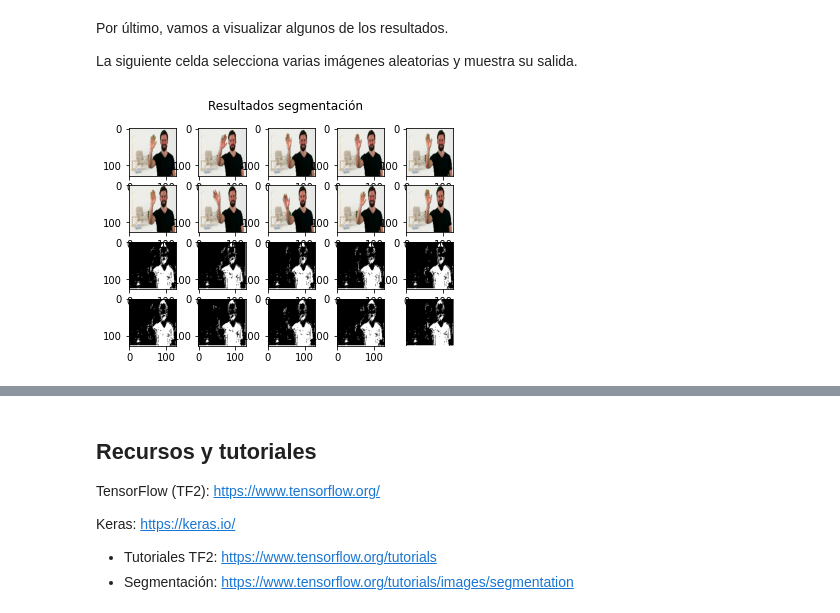
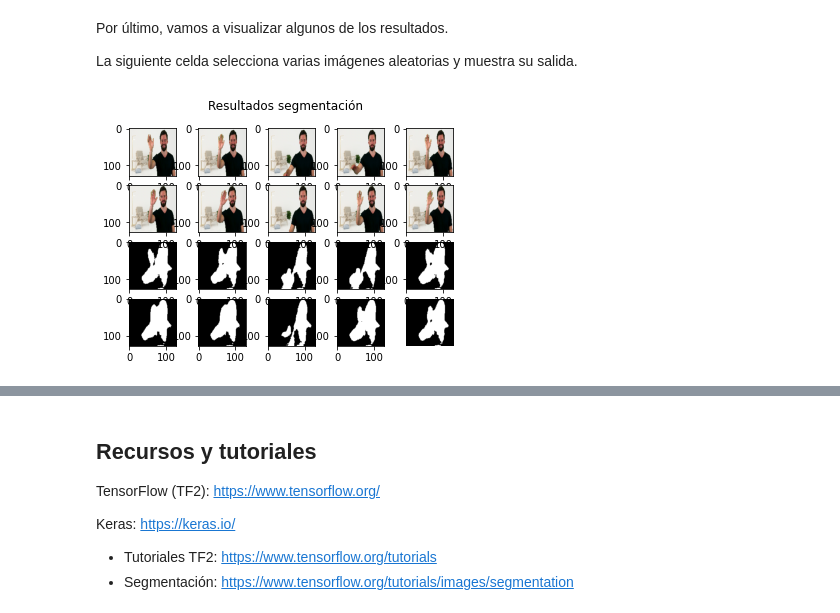
Before and after one commit to SergioHdezG/TallerSegmentacionMOVA, a Jupyter notebook: taller_1.ipynb, the cells around one changed output, grey strips where cells are left out. Drawn from its saved outputs; the diff is of its cells as text; code cells hidden in the pictures.

```diff
--- a/taller_1.ipynb
+++ b/taller_1.ipynb
@@ -569,17 +605,22 @@ dec4 = Conv2D(filters=8,
 
 
 # Transformamos el vector dec4 para que tenga el número de canales deseado
-unet_output = Conv2DTranspose(filters=1,
+unet_output = Conv2DTranspose(filters=2,
                       kernel_size=1,
-                      activation='sigmoid',
+                      activation='linear',
                       padding='same',
                       name='decoder_output')(dec4)  # Activación sigmoide para que las salidas estén en rango [0, 1]
+
+unet_output = tf.keras.activations.softmax(unet_output, axis=-1)
 # %%
 unet =  tf.keras.models.Model(unet_input, unet_output, name='U-Net')
 # %%
+# unet.compile(optimizer=tf.keras.optimizers.Adam(lr=1e-4),
+#                     loss=tf.keras.losses.BinaryCrossentropy(),
+#                     metrics=tf.keras.metrics.BinaryAccuracy(threshold=0.5))
 unet.compile(optimizer=tf.keras.optimizers.Adam(lr=1e-4),
-                    loss=tf.keras.losses.BinaryCrossentropy(),
-                    metrics=tf.keras.metrics.BinaryAccuracy(threshold=0.5))
+                    loss=tf.keras.losses.CategoricalCrossentropy(),
+                    metrics=tf.keras.metrics.CategoricalAccuracy())
 
 unet.summary()
 # %% [output]
@@ -606,6 +647,6 @@ ________________________________________________________________________________
 batch_size = 8
 epochs = 50
 
-autoencoder.fit(x_train, y_train, epochs=epochs, batch_size=batch_size, shuffle=True, validation_data=(x_val, y_val))
+unet.fit(x_train, y_train_unet, epochs=epochs, batch_size=batch_size, shuffle=True, validation_data=(x_val, y_val_unet))
 # %% [output]
 Epoch 1/50
@@ -644,32 +685,28 @@ La siguiente celda selecciona varias imágenes aleatorias y muestra su salida.
 # %%
 # Selecionamos varias imágenes aleatorias del conjunto de test
 examples_index = np.random.choice(x_test.shape[0], figsize*2)
 examples = x_test[examples_index]
 
 # Realizamos la predicción con el autoencoder
 predictions = unet.predict(examples)
 
-# Ponemos a 1.0 los píxeles pertenecientes al primer plano y a 0. los pertenecientes al fondo
-predictions[predictions > 0.5] = 1.0
-predictions[predictions <= 0.5] = 0.0
-
-predictions = np.squeeze(predictions, axis=-1)  # (w, h, 1) -> (w, h)
+predictions = np.argmax(predictions, axis=-1)  # (n, 128, 128)
 
 # Preparamos la figura de matplotlib
 figsize = 5
 num_examples_to_generate = figsize*figsize
 
 fig = plt.figure()
 fig.suptitle('Resultados segmentación')
 
 for i in range(figsize*2):
 
     plt.subplot(4, figsize, i+1)
     plt.imshow(examples[i])
     plt.subplot(4, figsize, i + 1 + figsize*2)
     plt.imshow(predictions[i], cmap='gray')
 
 plt.axis('off')
 plt.show()
 # %% [output]
-[figure, old version]
+[figure, new version]
```
Also changed, not shown: parts of 14 cells of this notebook.
